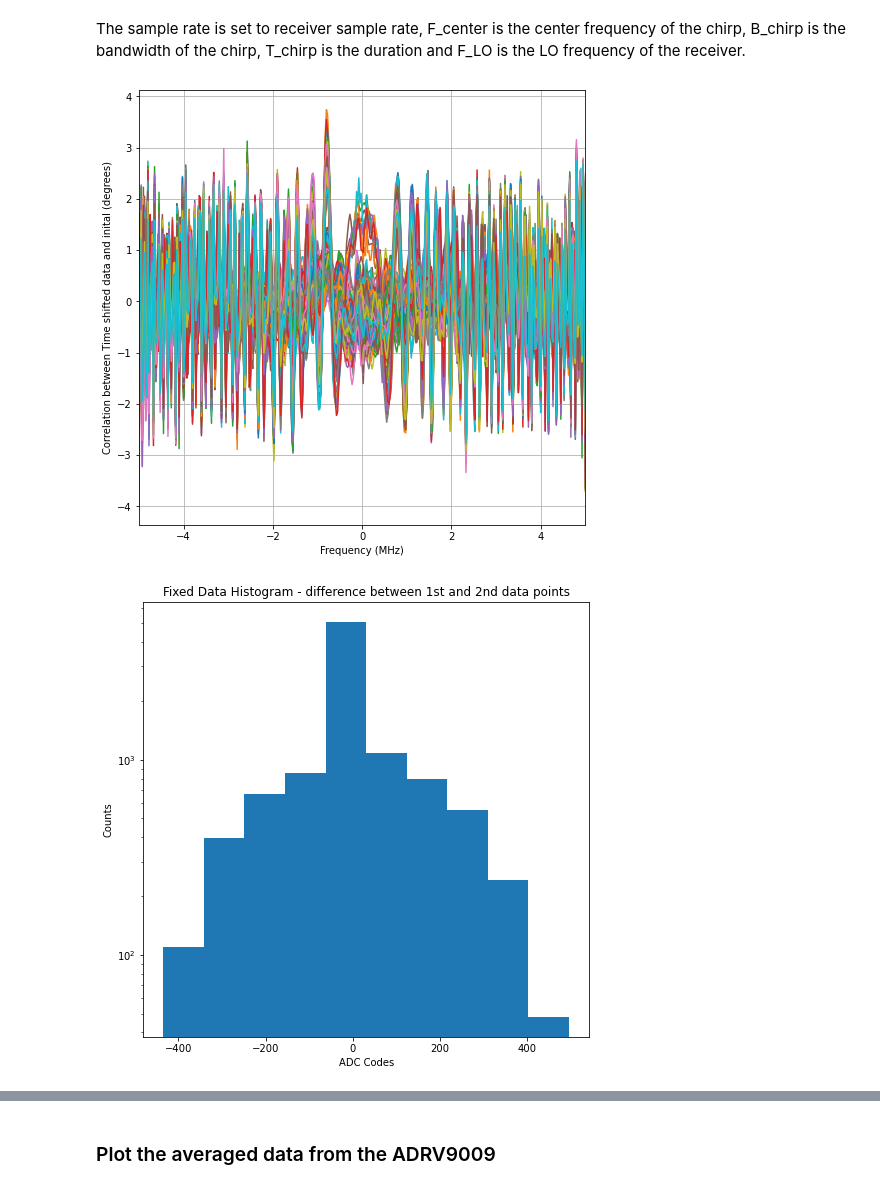
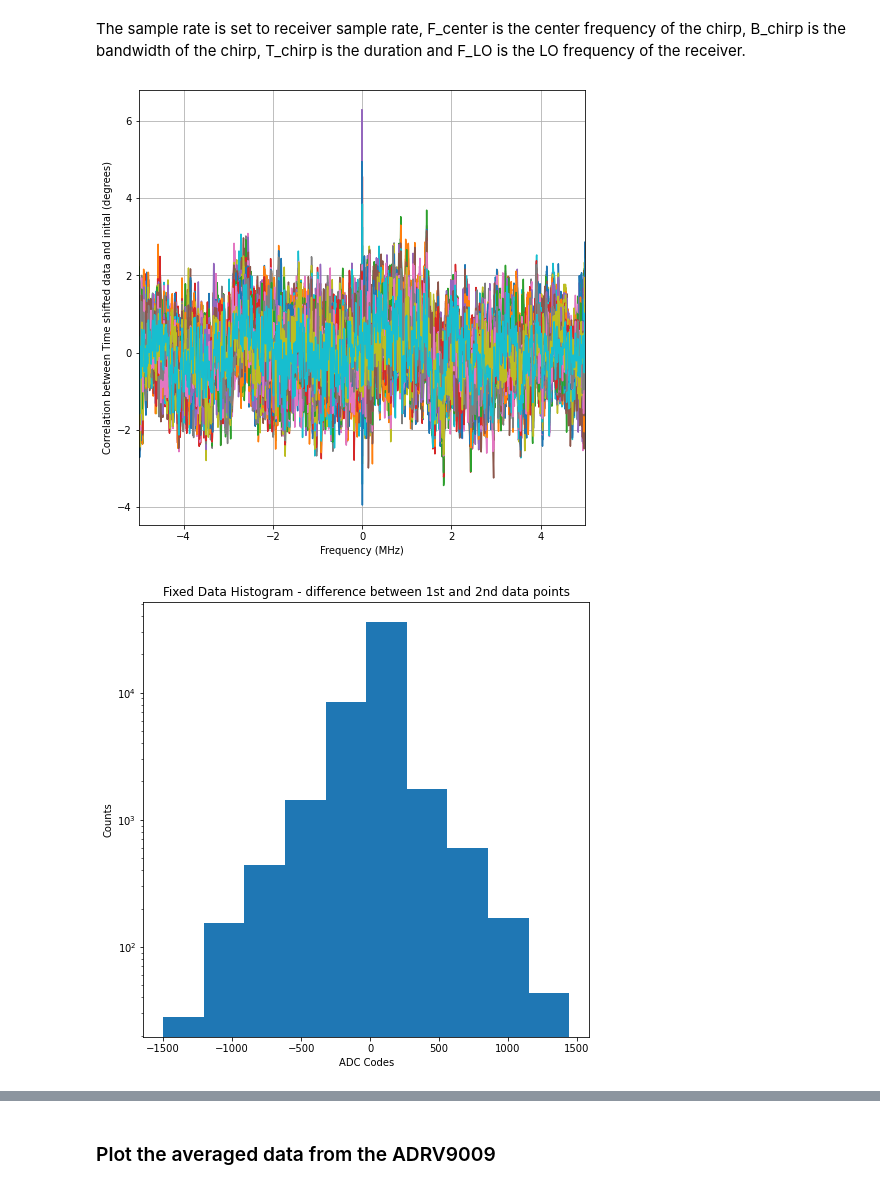
Before and after one commit to miamedra2/Transceiver_Waveform_Analysis, a Jupyter notebook: How_To_Transceiver_Chirps_DataCollection.ipynb, the cells around one changed output, grey strips where cells are left out. Saved outputs shown, nothing was run; the diff lists cells and outputs as text; code cells hidden in the pictures.

```diff
--- a/How_To_Transceiver_Chirps_DataCollection.ipynb
+++ b/How_To_Transceiver_Chirps_DataCollection.ipynb
@@ -8,9 +10,9 @@ import pandas as pd
 # %% [markdown]
 Set the chirp params here.  F_center is the center frequency of the chirp.  B_chirp is the chirp bandwidth.  And T_chirp is the duration.  Make sure to either have F_LO overlap or F_center be within the bandwidth (F_LO -124.5 MHz, F_LO + 124.5MHz).
 # %%
-F_center = 1300e6
+F_center = 3102e6
 B_chirp = 10e6
-T_chirp = 20e-6
+T_chirp = 100e-6
 # %% [markdown]
 ### Data Generation Params
 # %% [markdown]
@@ -26,7 +27,7 @@ tx_bram_filename = "tx_bram.txt"
 These params have to do with collecting data from the ADRV9009.  The RX_sample_rate is fixed at 245.76MHz.  F_LO is the LO frequency and should be set near F_center and within the bandwidth (245.76MHz).  RX_N_sample is the number of samples to collect.
 # %%
 RX_sample_rate = 245.76e6
-F_LO = 1300e6
+F_LO = 3102e6
 RX_N_sample = 1024*100
 # %% [markdown]
 ### HDF5
@@ -240,7 +269,7 @@ The sample rate is set to receiver sample rate, F_center is the center frequency
 # %%
 chirp_avg = txvr.Chirp_average(F_sample = RX_sample_rate, F_center = F_center, B_chirp = B_chirp, T_chirp = T_chirp, F_LO = F_LO)
 # %%
-f, R, df_Xfix = chirp_avg.get_chirp_averages(df = df_data_extracted, N_avg = 100, verbose= True)
+f, R, df_Xfix = chirp_avg.get_chirp_averages(df = df_data_extracted, N_avg = 200, verbose= True)
 # %% [output]
-[figure, old version]
+[figure, new version]
-[figure, old version]
+[figure, new version]
```
Also changed, not shown: parts of 31 cells of this notebook, 6 other files.
